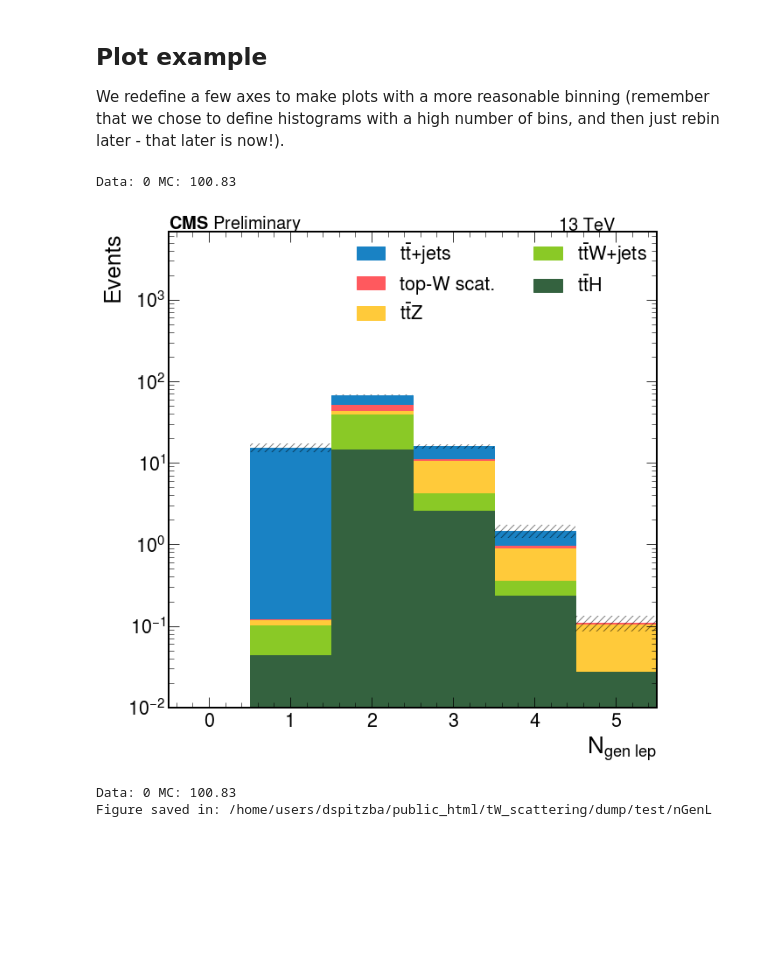
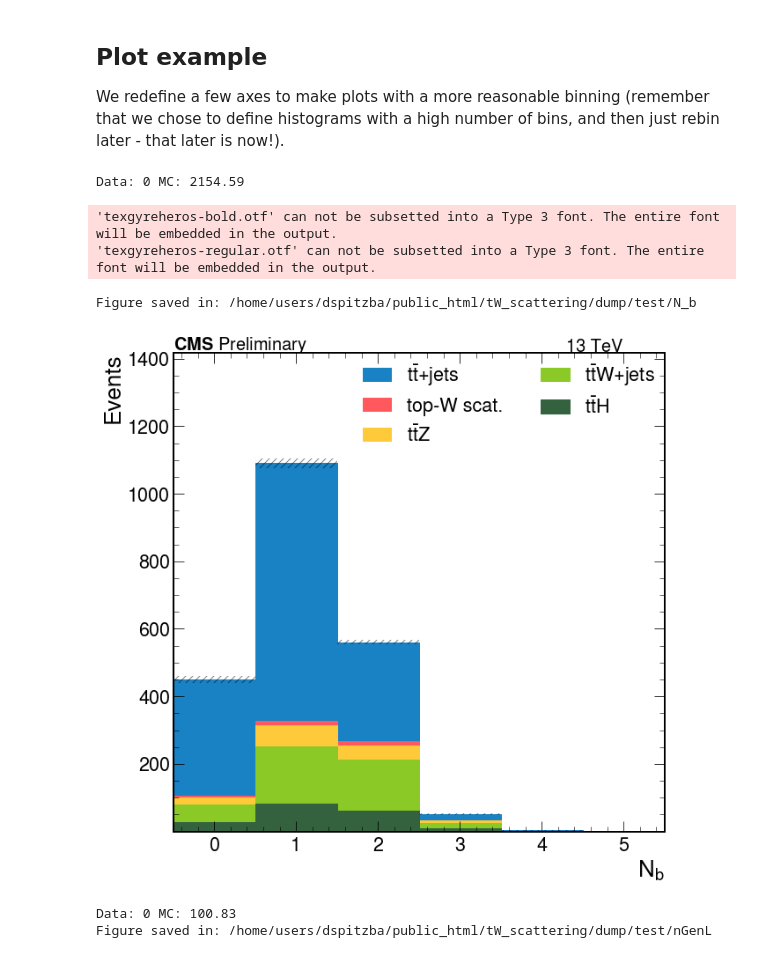
Before and after one commit to danbarto/tW_scattering, a Jupyter notebook: notebooks/plot_example.ipynb, the cells around one changed output. Saved outputs shown, nothing was run; the diff lists cells and outputs as text; code cells hidden in the pictures; blank space fills up the shorter version.

```diff
--- a/notebooks/plot_example.ipynb
+++ b/notebooks/plot_example.ipynb
@@ -146,13 +146,17 @@ pt_bins = hist.Bin('pt', r'$p_{T}\ (GeV)$', 30, 0, 300)
 pt_bins_coarse = hist.Bin('pt', r'$p_{T}\ (GeV)$', 10, 0, 300)
 eta_bins = hist.Bin('eta', r'$\eta $', 25, -5.0, 5.0)
 # %%
-makePlot(output, 'nGenL', 'multiplicity',
+makePlot(output, 'N_b', 'multiplicity',
          data_sel=None,
-         bins=N_bins_red, log=True, normalize=False, axis_label=r'$N_{gen\ lep}$',
+         bins=N_bins_red, log=False, normalize=False, axis_label=r'$N_{b}$',
+         save='/home/users/dspitzba/public_html/tW_scattering/dump/test/N_b',
         )
 # %% [output]
-Data: 0 MC: 100.83
+Data: 0 MC: 2154.59
+'texgyreheros-bold.otf' can not be subsetted into a Type 3 font. The entire font will be embedded in the output.
+'texgyreheros-regular.otf' can not be subsetted into a Type 3 font. The entire font will be embedded in the output.
+Figure saved in: /home/users/dspitzba/public_html/tW_scattering/dump/test/N_b
-[figure, old version]
+[figure, new version]
 # %%
 makePlot(output, 'nGenL', 'multiplicity',
          data_sel=None,
```
Also changed, not shown: 5 other files.
